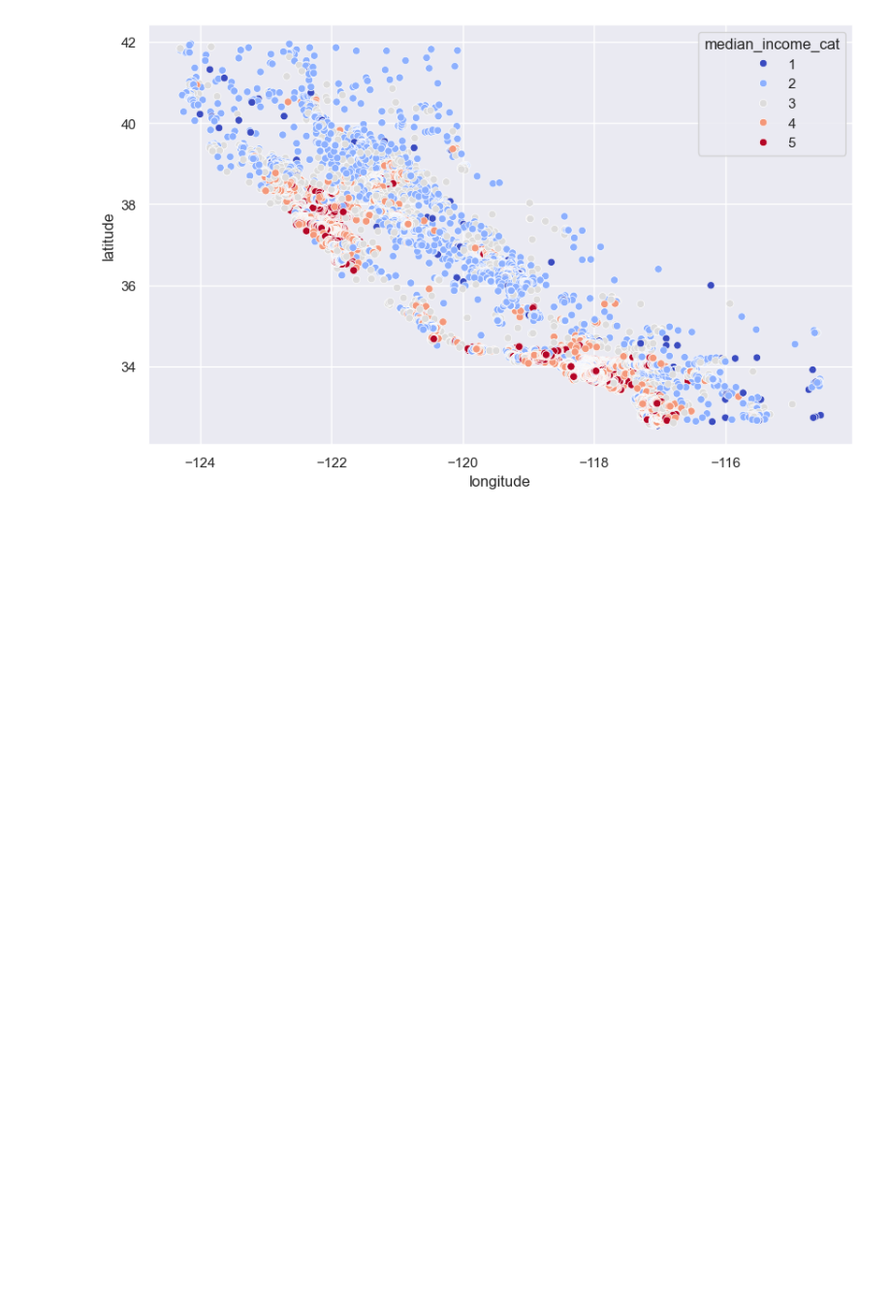
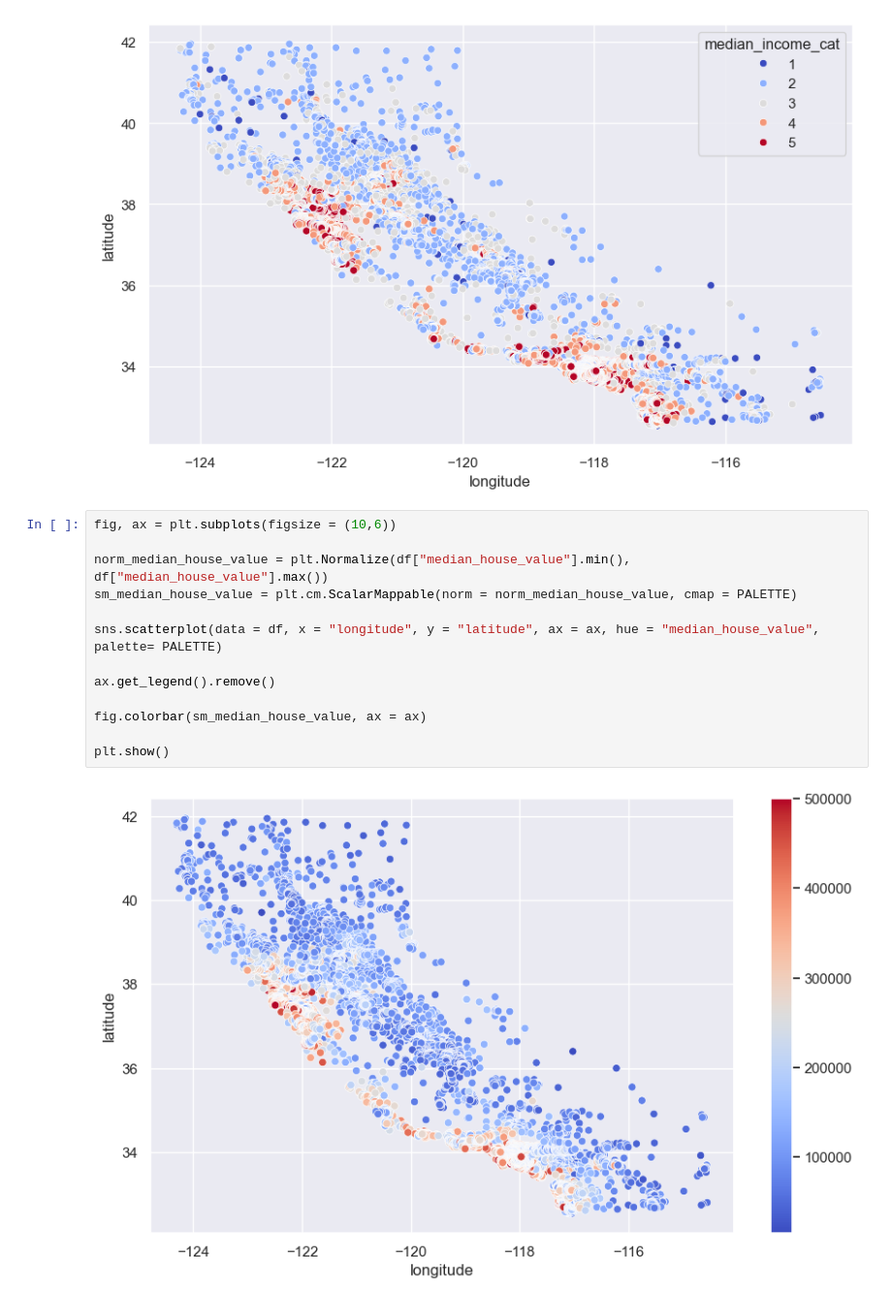
Before and after one commit to VieiraJulio/Projeto-Regressao---Em-dev, a Jupyter notebook: notebooks/02-jv-mapas.ipynb, the cells around one changed output. Shown at 97% size. Saved outputs shown, nothing was run; the diff lists cells and outputs as text; blank space fills up the shorter version.

```diff
--- a/notebooks/02-jv-mapas.ipynb
+++ b/notebooks/02-jv-mapas.ipynb
@@ -88,3 +88,18 @@ sns.scatterplot(data = df, x = "longitude", y = "latitude", ax = ax, hue = "medi
 plt.show()
 # %% [output]
 [figure]
+# %%
+fig, ax = plt.subplots(figsize = (10,6))
+
+norm_median_house_value = plt.Normalize(df["median_house_value"].min(), df["median_house_value"].max())
+sm_median_house_value = plt.cm.ScalarMappable(norm = norm_median_house_value, cmap = PALETTE)
+
+sns.scatterplot(data = df, x = "longitude", y = "latitude", ax = ax, hue = "median_house_value", palette= PALETTE)
+
+ax.get_legend().remove()
+
+fig.colorbar(sm_median_house_value, ax = ax)
+
+plt.show()
+# %% [output]
+[figure, added]
```
